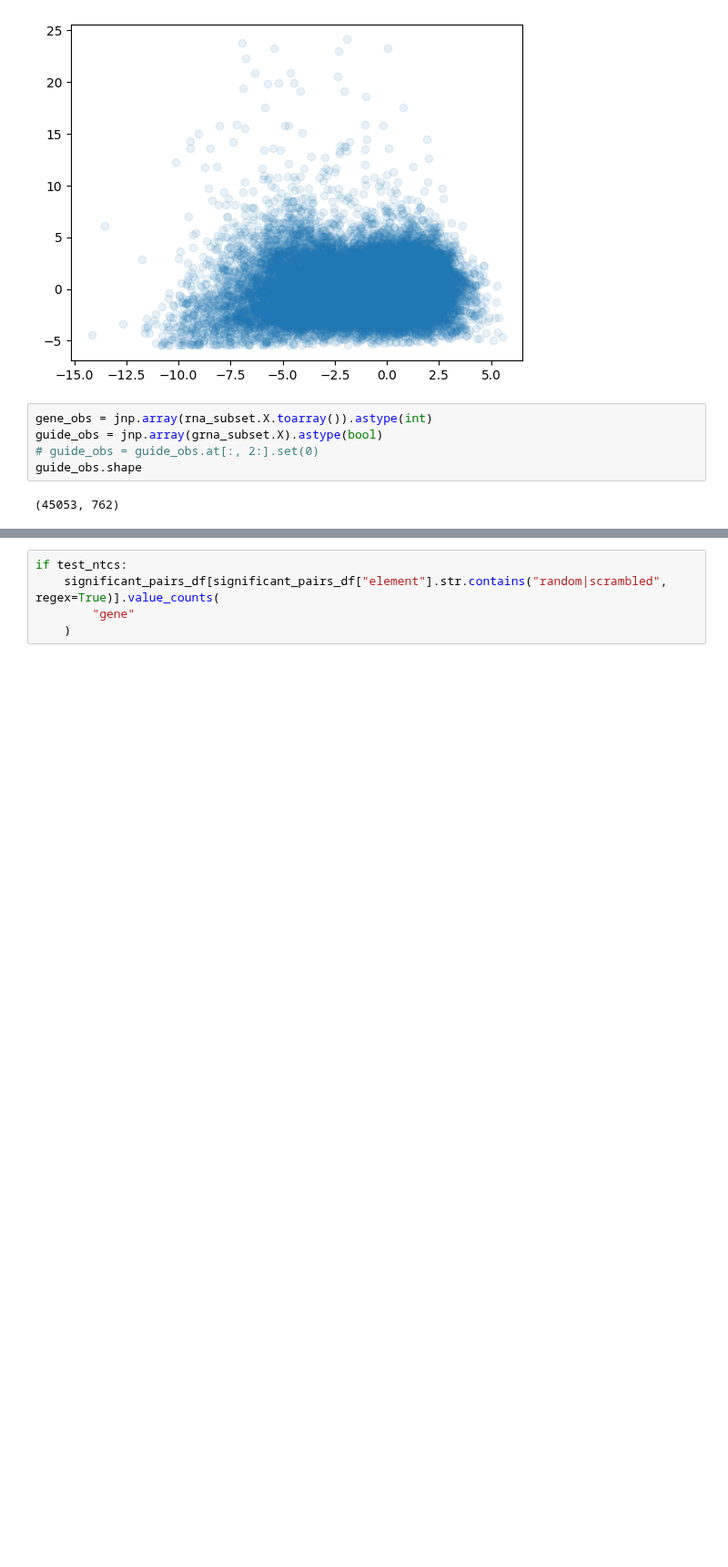
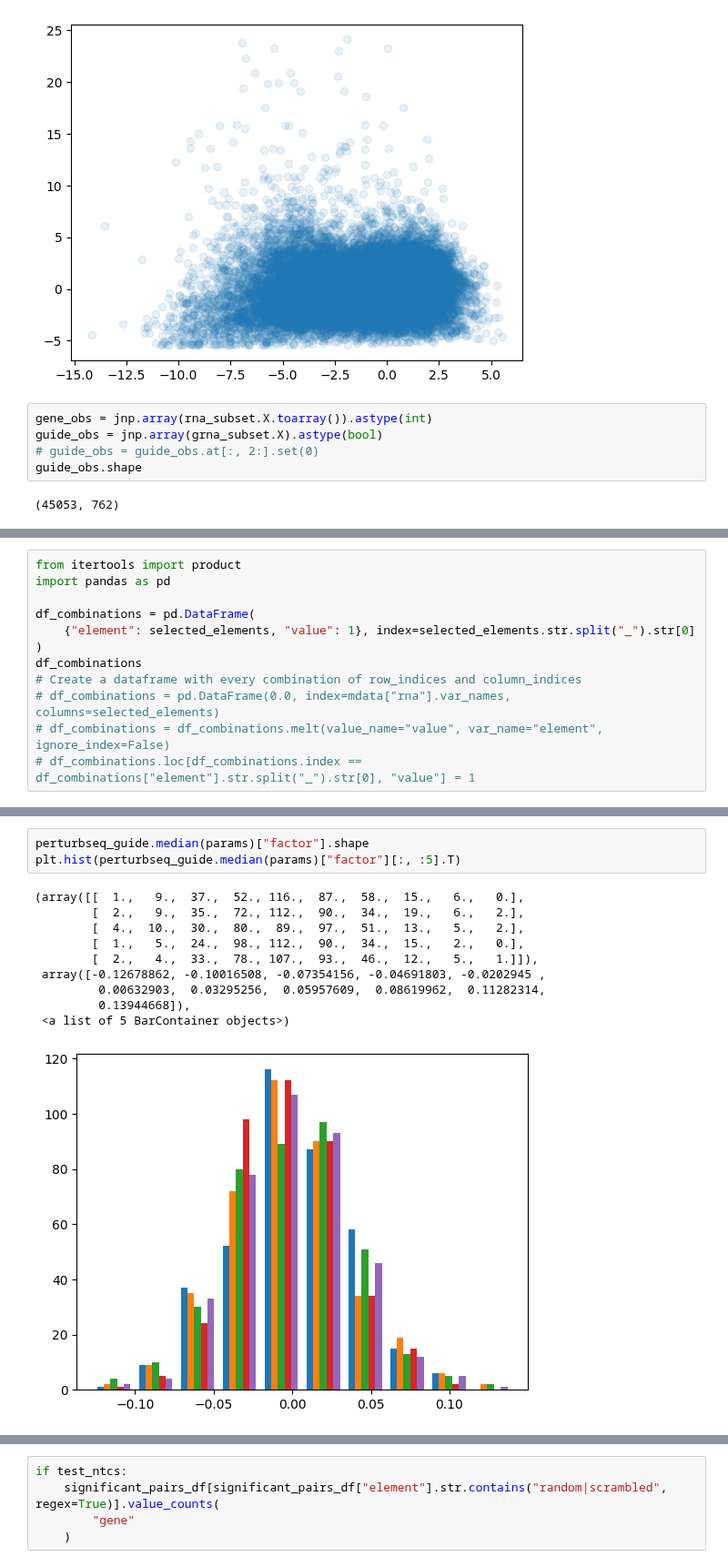
Before and after one commit to pinellolab/PerTurbo, a Jupyter notebook: docs/notebooks/gasperini_pilot_jax_multigene.ipynb, the cells around one changed output, grey strips where cells are left out. Shown at 91% size. Drawn from its saved outputs; the diff is of its cells as text; blank space fills up the shorter version.

```diff
--- a/docs/notebooks/gasperini_pilot_jax_multigene.ipynb
+++ b/docs/notebooks/gasperini_pilot_jax_multigene.ipynb
@@ -184,3 +199,15 @@ guide_targets
 #     axs[i + 1][gene_idx].set_xlabel("Gene counts per cell")
 # plt.tight_layout()
 # plt.show()
+# %%
+from itertools import product
+import pandas as pd
+
+df_combinations = pd.DataFrame(
+    {"element": selected_elements, "value": 1}, index=selected_elements.str.split("_").str[0]
+)
+df_combinations
+# Create a dataframe with every combination of row_indices and column_indices
+# df_combinations = pd.DataFrame(0.0, index=mdata["rna"].var_names, columns=selected_elements)
+# df_combinations = df_combinations.melt(value_name="value", var_name="element", ignore_index=False)
+# df_combinations.loc[df_combinations.index == df_combinations["element"].str.split("_").str[0], "value"] = 1
@@ -283,0 +382,14 @@ plt.show()
+# %%
+perturbseq_guide.median(params)["factor"].shape
+plt.hist(perturbseq_guide.median(params)["factor"][:, :5].T)
+# %% [output]
+(array([[  1.,   9.,  37.,  52., 116.,  87.,  58.,  15.,   6.,   0.],
+        [  2.,   9.,  35.,  72., 112.,  90.,  34.,  19.,   6.,   2.],
+        [  4.,  10.,  30.,  80.,  89.,  97.,  51.,  13.,   5.,   2.],
+        [  1.,   5.,  24.,  98., 112.,  90.,  34.,  15.,   2.,   0.],
+        [  2.,   4.,  33.,  78., 107.,  93.,  46.,  12.,   5.,   1.]]),
+ array([-0.12678862, -0.10016508, -0.07354156, -0.04691803, -0.0202945 ,
+         0.00632903,  0.03295256,  0.05957609,  0.08619962,  0.11282314,
+         0.13944668]),
+ <a list of 5 BarContainer objects>)
+[figure, added]
```
Also changed, not shown: parts of 38 cells of this notebook, 4 other files.
